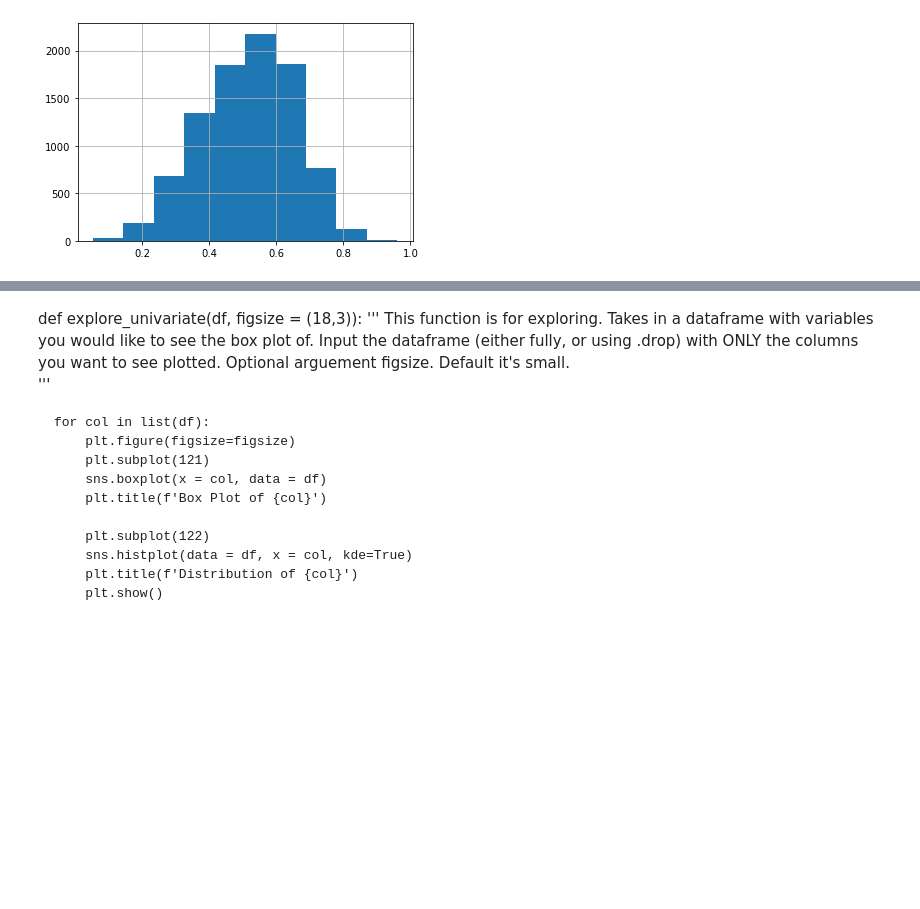
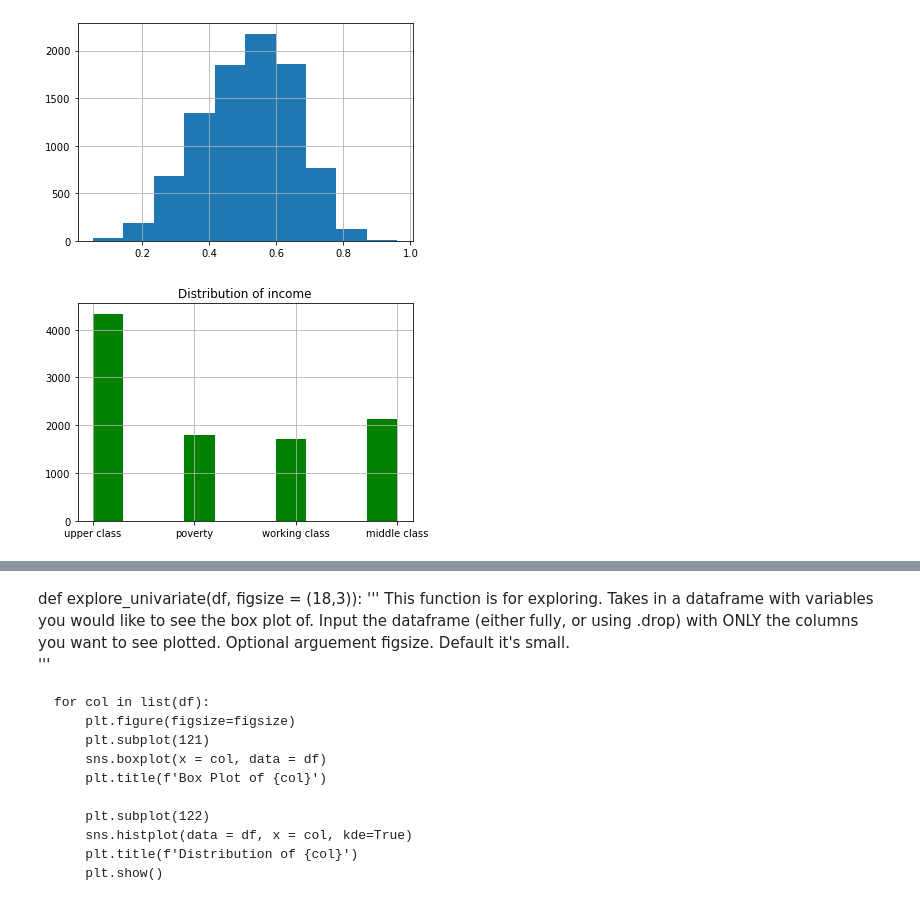
Before and after one commit to DBerchelmann/insurance_classification, a Jupyter notebook: sandbox.ipynb, the cells around one changed output, grey strips where cells are left out. Cells and saved outputs as stored; diff of their text form; code cells hidden in the pictures; blank space fills up the shorter version.

Commit message:
updated some univariate visualizations

```diff
--- a/sandbox.ipynb
+++ b/sandbox.ipynb
@@ -111,3 +111,11 @@ df.credit_score.hist()
 # %% [output]
 <AxesSubplot:>
 [figure]
+# %%
+
+df['income'].hist(color='green', figsize=(6,4))
+
+plt.title('Distribution of income')
+plt.show()
+# %% [output]
+[figure, added]
```
Also changed, not shown: parts of 5 cells of this notebook.
